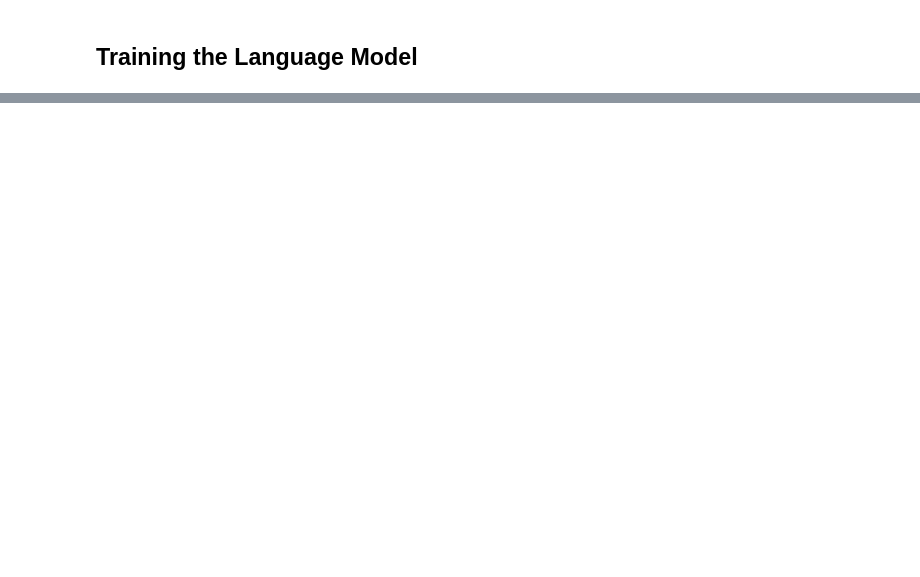
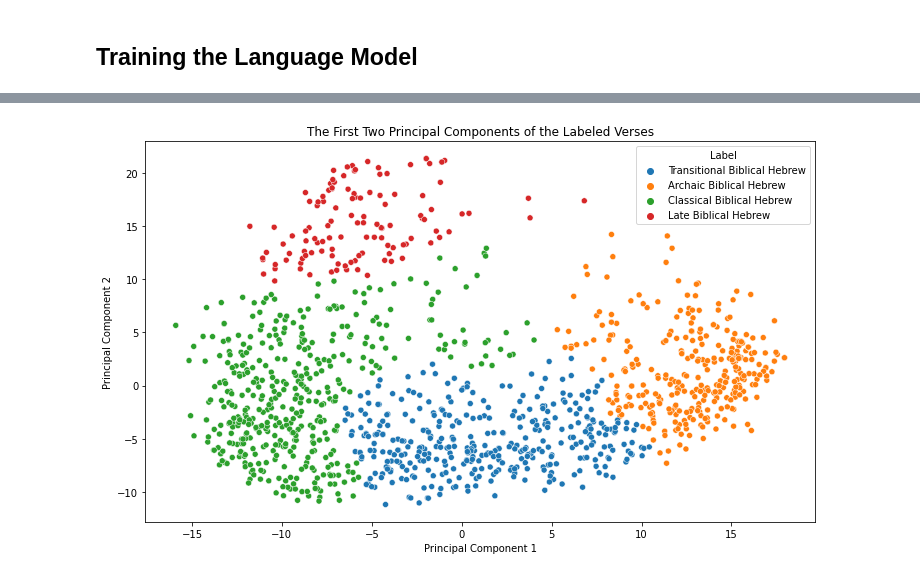
Before and after one commit to gngpostalsrvc/Capstone3, a Jupyter notebook: Capstone 3 - Exploratory Data Analysis.ipynb, the cells around one changed output, grey strips where cells are left out. Drawn from its saved outputs; the diff is of its cells as text; code cells hidden in the pictures; blank space fills up the shorter version.

```diff
--- a/Capstone 3 - Exploratory Data Analysis.ipynb
+++ b/Capstone 3 - Exploratory Data Analysis.ipynb
@@ -119,0 +356,16 @@ trainer.train()
+# %%
+agg = AgglomerativeClustering(n_clusters=4)
+clustering = agg.fit(pc[['PC1', 'PC2']])
+pc['Label'] = clustering.labels_
+
+replacement_vals = {0: "Classical Biblical Hebrew", 1: "Transitional Biblical Hebrew", 2 : "Late Biblical Hebrew",  3 : "Archaic Biblical Hebrew"}
+pc.replace(replacement_vals, inplace = True)
+# %%
+plt.figure(figsize=(12,7))
+sns.scatterplot(x='PC1', y='PC2', data=pc, hue='Label')
+plt.title('The First Two Principal Components of the Labeled Verses')
+plt.xlabel('Principal Component 1')
+plt.ylabel('Principal Component 2')
+plt.show();
+# %% [output]
+[figure, added]
```
Also changed, not shown: parts of 58 cells of this notebook, 17 other files.
